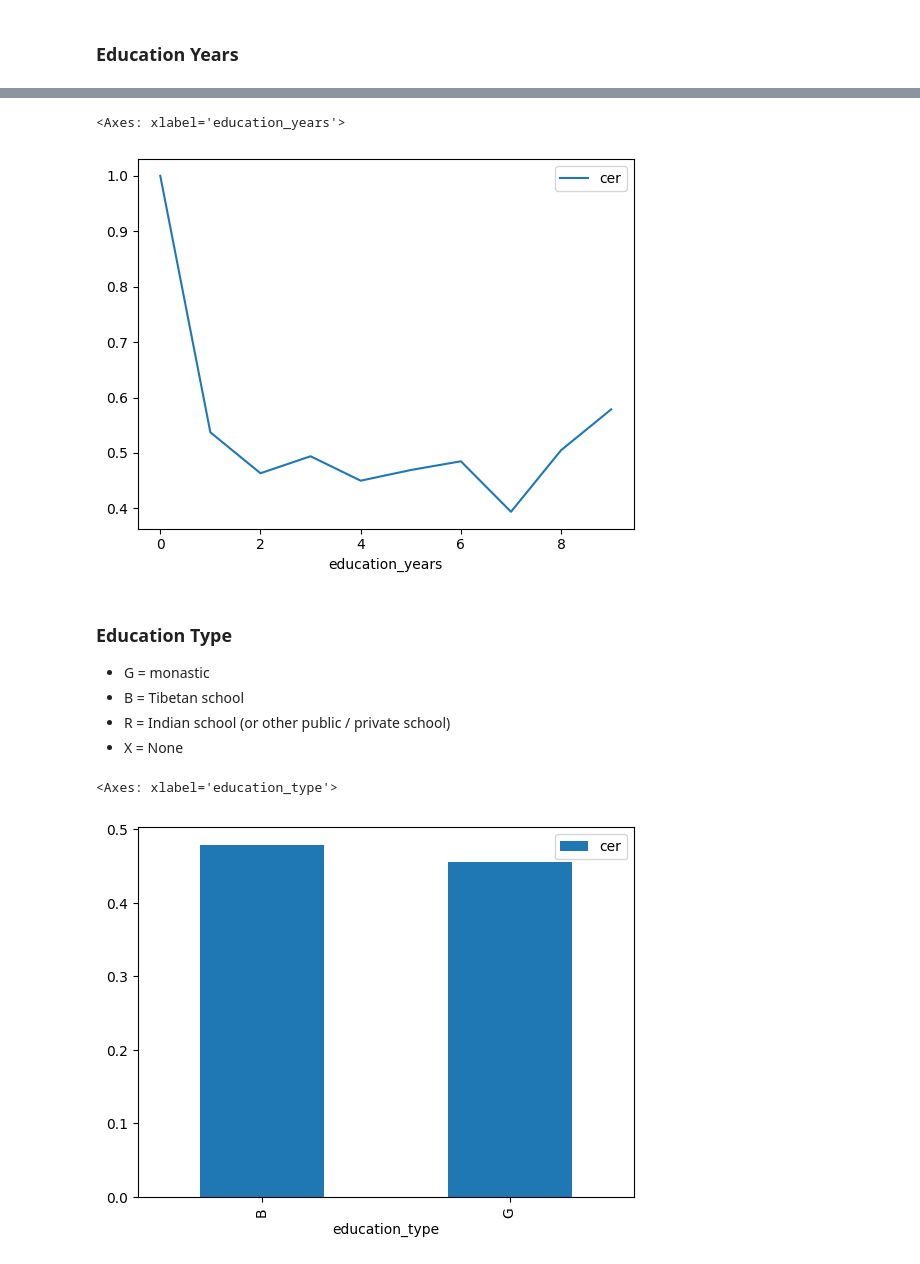
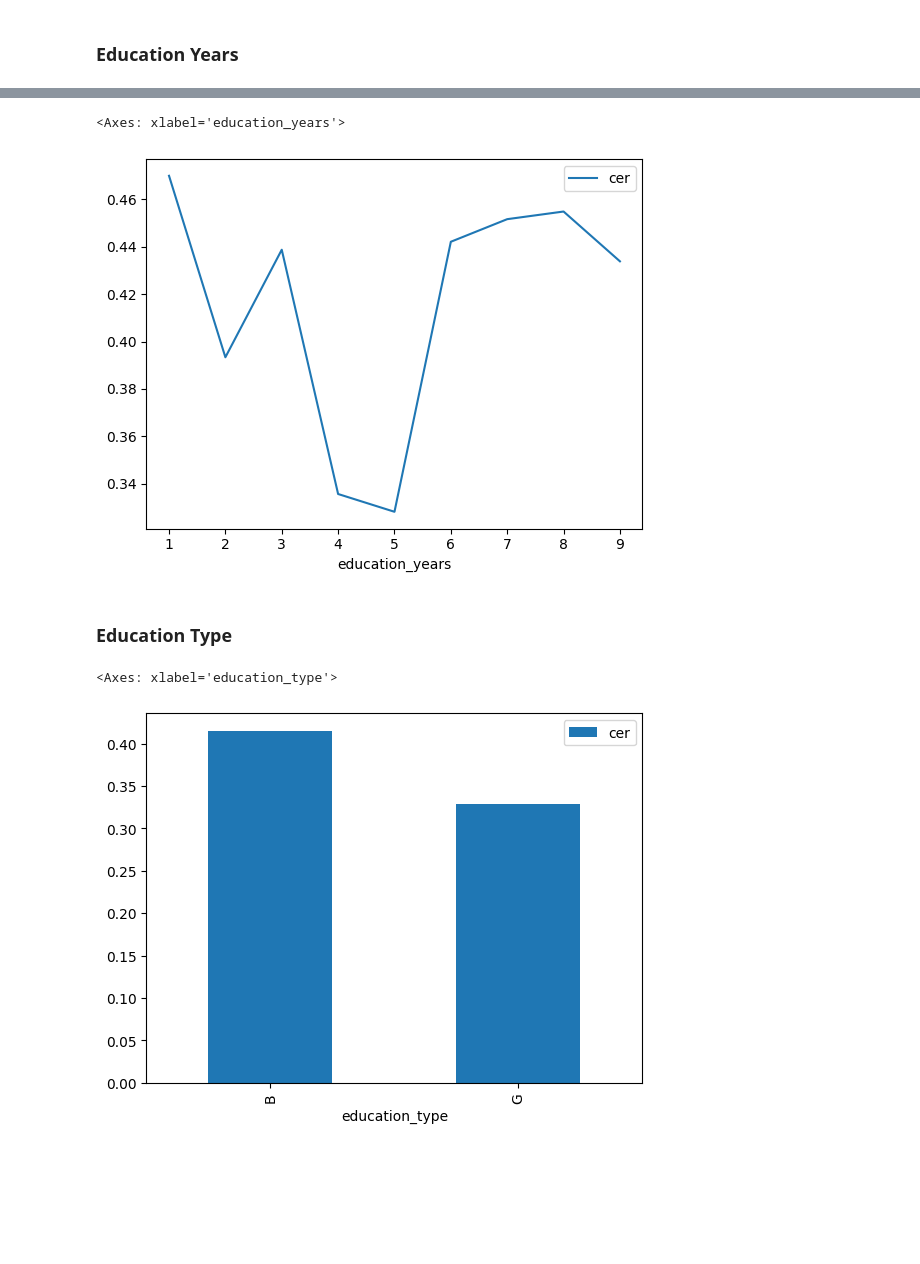
Before and after one commit to OpenPecha/stt-whisper, a Jupyter notebook: evaluate.ipynb, the cells around one changed output, grey strips where cells are left out. Drawn from its saved outputs; the diff is of its cells as text; code cells hidden in the pictures; blank space fills up the shorter version.

```diff
--- a/evaluate.ipynb
+++ b/evaluate.ipynb
@@ -113,7 +118,7 @@ print(cer)
 def calculate_cer(row):
     try:
         uni = row['uni']
-        inf_uni = row['inf_uni']
+        inf_uni = row['inf']
         cer = cer_metric.compute(references=[uni], predictions=[inf_uni])
         cer = min(cer, 1.0)
         return cer
@@ -160,4 +192,4 @@ df[df['dept'] != 'STT_MV']['cer'].mean()
 
 https://github.com/MonlamAI/STT-template/blob/main/README.md
 # %%
-df = df[df['dept'] == 'STT_CS']
+df_cs = df[df['dept'] == 'STT_CS']
@@ -165,6 +247,8 @@ df = df[df['dept'] == 'STT_CS']
 def parse_cs_file_name(code):
 
     try:
+        if code in file_name_correction:
+            code = file_name_correction[code]
         # Split the code into parts
         parts = code.split('-')
 
@@ -192,7 +276,7 @@ def parse_cs_file_name(code):
             'school_code': school_code
         }
     except:
-        # print(f'Error decoding {code}')
+        print(f'Error decoding {code}')
         return {}
     return decoded
 
@@ -210,6 +294,6 @@ for code in codes:
 {'data_type': 'non-designated', 'birth_year': 2014, 'age': 9, 'gender': 'female', 'location': 'Dharamsala', 'education_type': 'B', 'education_years': 2, 'grade_level': 4, 'school_code': 'R'}
 {'data_type': 'conversation', 'birth_year': 2014, 'age': 9, 'gender': 'male', 'location': 'Dharamsala', 'education_type': 'B', 'education_years': 3, 'grade_level': 5, 'school_code': 'R'}
 # %%
-df_parsed = df['file_name'].apply(lambda x: pd.Series(parse_cs_file_name(x)))
-df = pd.concat([df, df_parsed], axis=1)
+df_parsed = df_cs['file_name'].apply(lambda x: pd.Series(parse_cs_file_name(x)))
+df_cs = pd.concat([df_cs, df_parsed], axis=1)
 # %%
@@ -290,16 +422,12 @@ df[['school_code', 'cer']].groupby('school_code').mean('cer').plot.bar()
 # %%
-df[['education_years', 'cer']].groupby('education_years').mean('cer').plot()
+df_cs[['education_years', 'cer']].groupby('education_years').mean('cer').plot()
 # %% [output]
 <Axes: xlabel='education_years'>
-[figure, old version]
+[figure, new version]
-# %% [markdown]
-### Education Type
-* G = monastic
-* B = Tibetan school
-* R = Indian school (or other public / private school)
-* X = None
+# %% [markdown]
+### Education Type
 # %%
-df[['education_type', 'cer']].groupby('education_type').mean('cer').plot.bar()
+df_cs[['education_type', 'cer']].groupby('education_type').mean('cer').plot.bar()
 # %% [output]
 <Axes: xlabel='education_type'>
-[figure, old version]
+[figure, new version]
```
Also changed, not shown: parts of 41 cells of this notebook, 7 other files.
